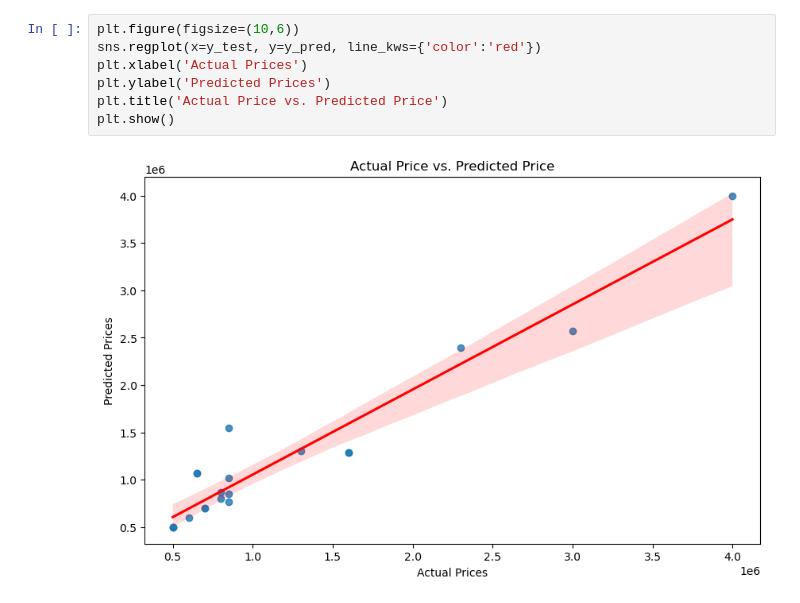
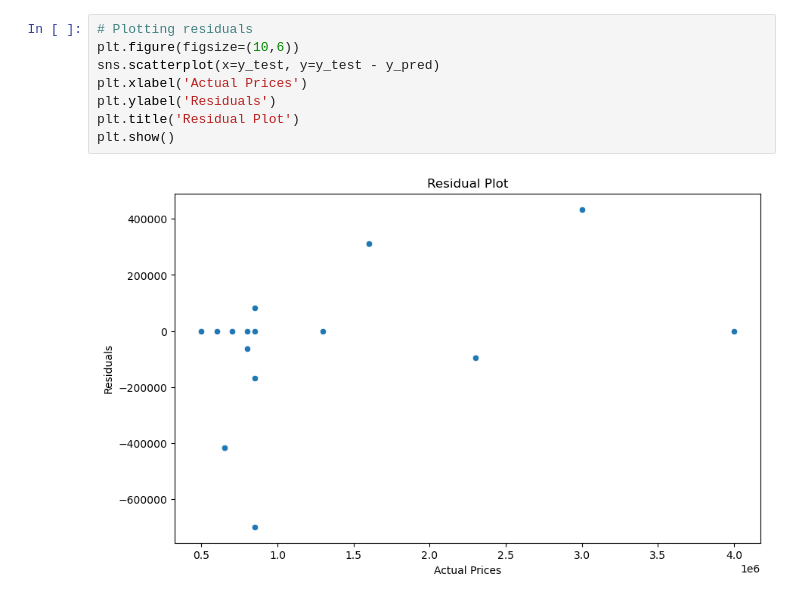
Before and after one commit to KhurramHashmat/ML, a Jupyter notebook: LinearRegression/Linear_Regression (Used_Car_Price_Prediction).ipynb, the cells around one changed output. Saved outputs shown, nothing was run; the diff lists cells and outputs as text.

```diff
--- a/LinearRegression/Linear_Regression (Used_Car_Price_Prediction).ipynb
+++ b/LinearRegression/Linear_Regression (Used_Car_Price_Prediction).ipynb
@@ -104,10 +136,11 @@ r2_score: 0.9229196135729133
 # %%
+# Plotting residuals
 plt.figure(figsize=(10,6))
-sns.regplot(x=y_test, y=y_pred, line_kws={'color':'red'})
+sns.scatterplot(x=y_test, y=y_test - y_pred)
 plt.xlabel('Actual Prices')
-plt.ylabel('Predicted Prices')
-plt.title('Actual Price vs. Predicted Price')
+plt.ylabel('Residuals')
+plt.title('Residual Plot')
 plt.show()
 # %% [output]
-[figure, old version]
+[figure, new version]
 # %%
```
Also changed, not shown: parts of 16 cells of this notebook.
